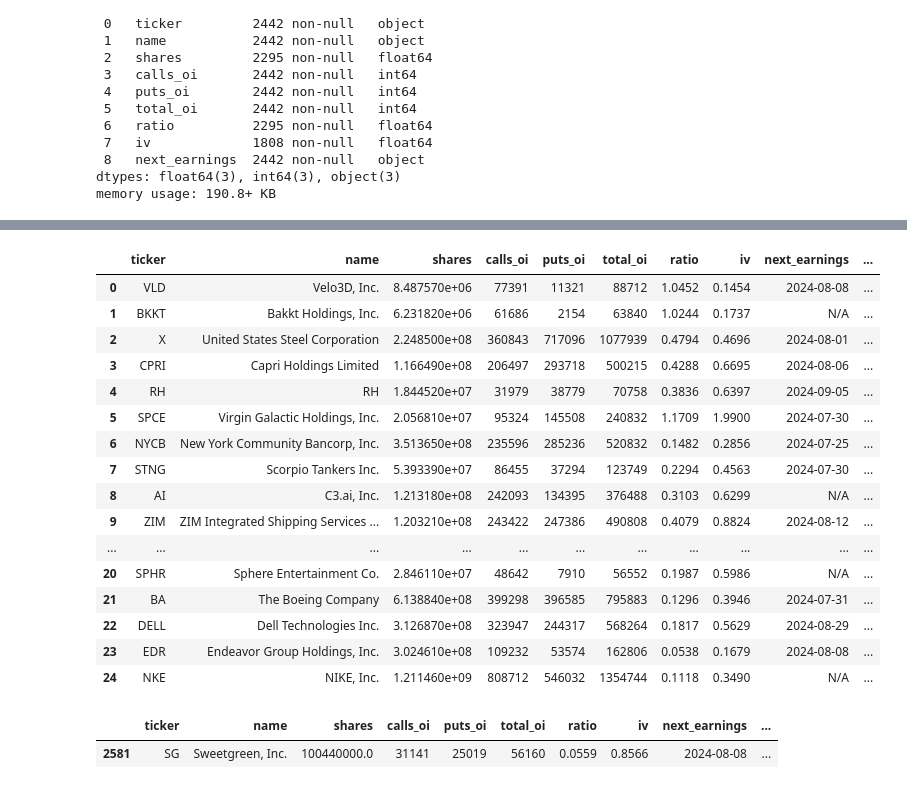
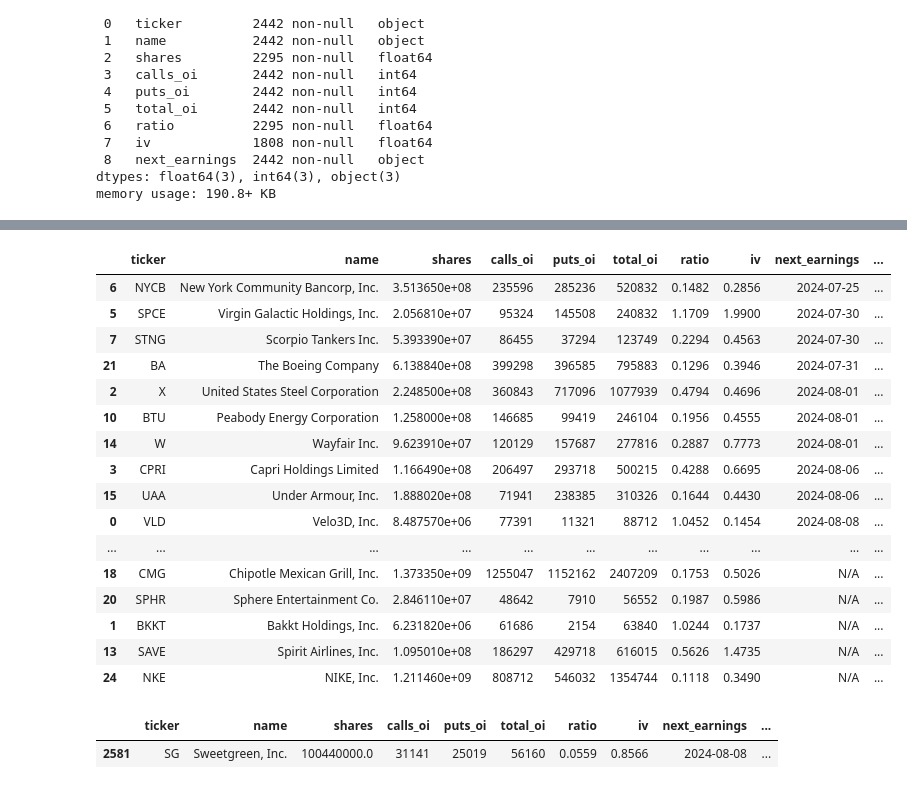
Before and after one commit to ryanlrappa/sweetgreen, a Jupyter notebook: dev.ipynb, the cells around one changed output, grey strips where cells are left out. Saved outputs shown, nothing was run; the diff lists cells and outputs as text; code cells hidden in the pictures.

```diff
--- a/dev.ipynb
+++ b/dev.ipynb
@@ -424,36 +424,36 @@ df[df.ratio >= .075].sort_values(['iv']).head(25)
 | 3043 | WCC | WESCO International, Inc. | 5.082760e+07 | 30730 | 8719 | 39449 | 0.0776 | 0.4972 | 2024-08-01 |
 # %%
 fltr = (df.ticker != 'BHIL')
-df[fltr].sort_values('ratio_to_iv_ratio', ascending=False).head(25).reset_index(drop=True)
+
+df[fltr].sort_values(['ratio_to_iv_ratio'],
+                     ascending=False).head(25).reset_index(drop=True).sort_values(['next_earnings'])
 
 # watchlist:
-'''
-STNG
-X
+
+# STNG
+# X
 
 
-CRWD
-DAL (maybe just short) [next earnings in Oct]
-FDX (next earnings Sept)
-
-'''
+# CRWD
+# DAL (maybe just short) [next earnings in Oct]
+# FDX (next earnings Sept)
 # %% [output]
 |  | ticker | name | shares | calls_oi | puts_oi | total_oi | ratio | iv | next_earnings | ... |
+| 6 | NYCB | New York Community Bancorp, Inc. | 3.513650e+08 | 235596 | 285236 | 520832 | 0.1482 | 0.2856 | 2024-07-25 | ... |
+| 5 | SPCE | Virgin Galactic Holdings, Inc. | 2.056810e+07 | 95324 | 145508 | 240832 | 1.1709 | 1.9900 | 2024-07-30 | ... |
+| 7 | STNG | Scorpio Tankers Inc. | 5.393390e+07 | 86455 | 37294 | 123749 | 0.2294 | 0.4563 | 2024-07-30 | ... |
+| 21 | BA | The Boeing Company | 6.138840e+08 | 399298 | 396585 | 795883 | 0.1296 | 0.3946 | 2024-07-31 | ... |
+| 2 | X | United States Steel Corporation | 2.248500e+08 | 360843 | 717096 | 1077939 | 0.4794 | 0.4696 | 2024-08-01 | ... |
+| 10 | BTU | Peabody Energy Corporation | 1.258000e+08 | 146685 | 99419 | 246104 | 0.1956 | 0.4555 | 2024-08-01 | ... |
+| 14 | W | Wayfair Inc. | 9.623910e+07 | 120129 | 157687 | 277816 | 0.2887 | 0.7773 | 2024-08-01 | ... |
+| 3 | CPRI | Capri Holdings Limited | 1.166490e+08 | 206497 | 293718 | 500215 | 0.4288 | 0.6695 | 2024-08-06 | ... |
+| 15 | UAA | Under Armour, Inc. | 1.888020e+08 | 71941 | 238385 | 310326 | 0.1644 | 0.4430 | 2024-08-06 | ... |
 | 0 | VLD | Velo3D, Inc. | 8.487570e+06 | 77391 | 11321 | 88712 | 1.0452 | 0.1454 | 2024-08-08 | ... |
+| ... | ... | ... | ... | ... | ... | ... | ... | ... | ... | ... |
+| 18 | CMG | Chipotle Mexican Grill, Inc. | 1.373350e+09 | 1255047 | 1152162 | 2407209 | 0.1753 | 0.5026 | N/A | ... |
+| 20 | SPHR | Sphere Entertainment Co. | 2.846110e+07 | 48642 | 7910 | 56552 | 0.1987 | 0.5986 | N/A | ... |
 | 1 | BKKT | Bakkt Holdings, Inc. | 6.231820e+06 | 61686 | 2154 | 63840 | 1.0244 | 0.1737 | N/A | ... |
-| 2 | X | United States Steel Corporation | 2.248500e+08 | 360843 | 717096 | 1077939 | 0.4794 | 0.4696 | 2024-08-01 | ... |
-| 3 | CPRI | Capri Holdings Limited | 1.166490e+08 | 206497 | 293718 | 500215 | 0.4288 | 0.6695 | 2024-08-06 | ... |
-| 4 | RH | RH | 1.844520e+07 | 31979 | 38779 | 70758 | 0.3836 | 0.6397 | 2024-09-05 | ... |
-| 5 | SPCE | Virgin Galactic Holdings, Inc. | 2.056810e+07 | 95324 | 145508 | 240832 | 1.1709 | 1.9900 | 2024-07-30 | ... |
-| 6 | NYCB | New York Community Bancorp, Inc. | 3.513650e+08 | 235596 | 285236 | 520832 | 0.1482 | 0.2856 | 2024-07-25 | ... |
-| 7 | STNG | Scorpio Tankers Inc. | 5.393390e+07 | 86455 | 37294 | 123749 | 0.2294 | 0.4563 | 2024-07-30 | ... |
-| 8 | AI | C3.ai, Inc. | 1.213180e+08 | 242093 | 134395 | 376488 | 0.3103 | 0.6299 | N/A | ... |
-| 9 | ZIM | ZIM Integrated Shipping Services ... | 1.203210e+08 | 243422 | 247386 | 490808 | 0.4079 | 0.8824 | 2024-08-12 | ... |
-| ... | ... | ... | ... | ... | ... | ... | ... | ... | ... | ... |
-| 20 | SPHR | Sphere Entertainment Co. | 2.846110e+07 | 48642 | 7910 | 56552 | 0.1987 | 0.5986 | N/A | ... |
-| 21 | BA | The Boeing Company | 6.138840e+08 | 399298 | 396585 | 795883 | 0.1296 | 0.3946 | 2024-07-31 | ... |
-| 22 | DELL | Dell Technologies Inc. | 3.126870e+08 | 323947 | 244317 | 568264 | 0.1817 | 0.5629 | 2024-08-29 | ... |
-| 23 | EDR | Endeavor Group Holdings, Inc. | 3.024610e+08 | 109232 | 53574 | 162806 | 0.0538 | 0.1679 | 2024-08-08 | ... |
+| 13 | SAVE | Spirit Airlines, Inc. | 1.095010e+08 | 186297 | 429718 | 616015 | 0.5626 | 1.4735 | N/A | ... |
 | 24 | NKE | NIKE, Inc. | 1.211460e+09 | 808712 | 546032 | 1354744 | 0.1118 | 0.3490 | N/A | ... |
 # %%
 df[df.ticker == 'SG']
```
